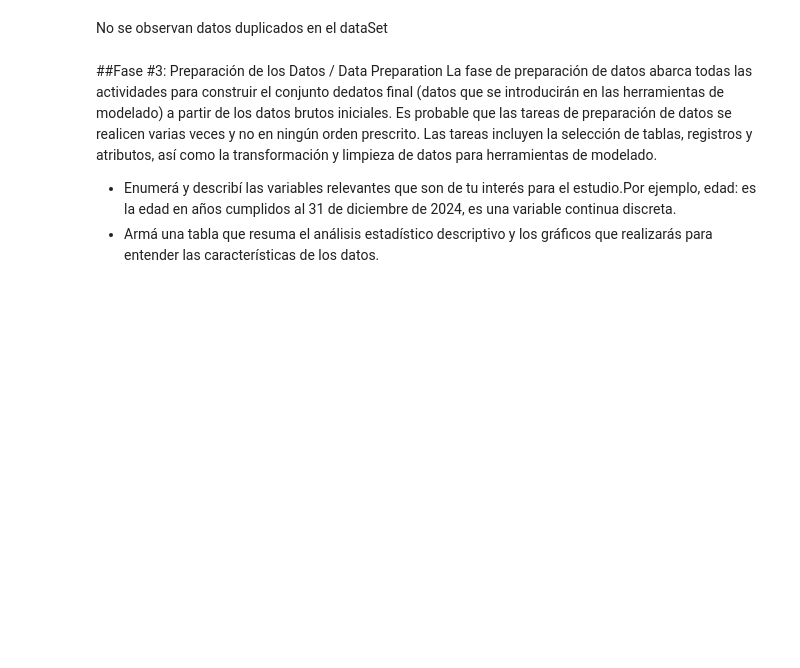
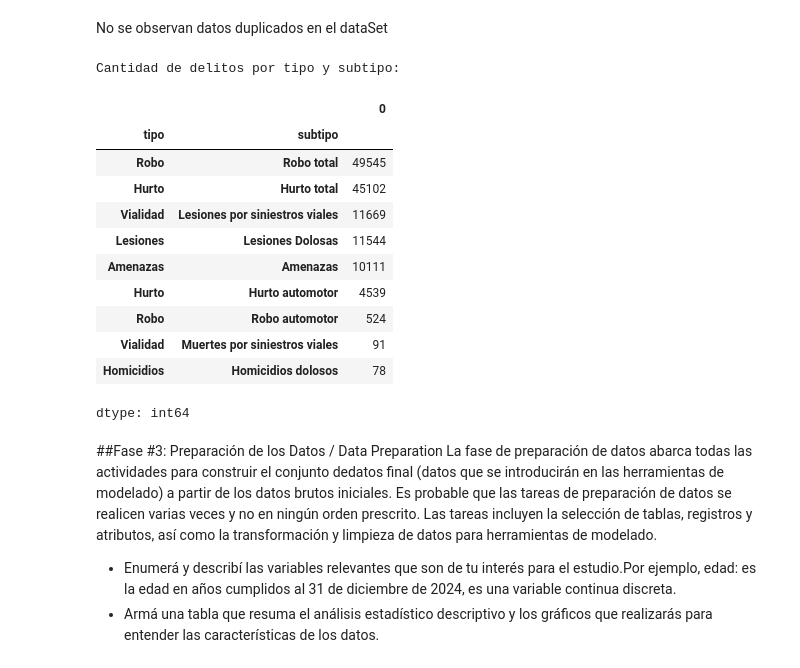
Before and after one commit to ChronosXV/Ingenieria_Software, a Jupyter notebook: Proyecto/UGR_Ing_de_Software_Grupo_2_TP.ipynb, the cells around one changed output. Drawn from its saved outputs; the diff is of its cells as text; code cells hidden in the pictures; blank space fills up the shorter version.

```diff
--- a/Proyecto/UGR_Ing_de_Software_Grupo_2_TP.ipynb
+++ b/Proyecto/UGR_Ing_de_Software_Grupo_2_TP.ipynb
@@ -214,6 +237,24 @@ print(f"Cantidad de filas duplicadas: {df_delitos.duplicated().sum()}")
 Cantidad de filas duplicadas: 0
 # %% [markdown]
 No se observan datos duplicados en el dataSet
+# %%
+# Verificacion de variable Subtipo
+print("Cantidad de delitos por tipo y subtipo:")
+display(df_delitos.groupby(['tipo','subtipo']).size().sort_values(ascending=False))
+# %% [output]
+Cantidad de delitos por tipo y subtipo:
+|  |  | 0 |
+| tipo | subtipo |  |
+| Robo | Robo total | 49545 |
+| Hurto | Hurto total | 45102 |
+| Vialidad | Lesiones por siniestros viales | 11669 |
+| Lesiones | Lesiones Dolosas | 11544 |
+| Amenazas | Amenazas | 10111 |
+| Hurto | Hurto automotor | 4539 |
+| Robo | Robo automotor | 524 |
+| Vialidad | Muertes por siniestros viales | 91 |
+| Homicidios | Homicidios dolosos | 78 |
+dtype: int64
 # %% [markdown]
 ##Fase #3: Preparación de los Datos / Data Preparation
 La fase de preparación de datos abarca todas las actividades para construir el conjunto dedatos final (datos que se introducirán en las herramientas de modelado) a partir de los datos brutos iniciales. Es probable que las tareas de preparación de datos se realicen varias veces y no en ningún orden prescrito. Las tareas incluyen la selección de tablas, registros y atributos, así como la transformación y limpieza de datos para herramientas de modelado.
```
Also changed, not shown: parts of 1 cell of this notebook.
